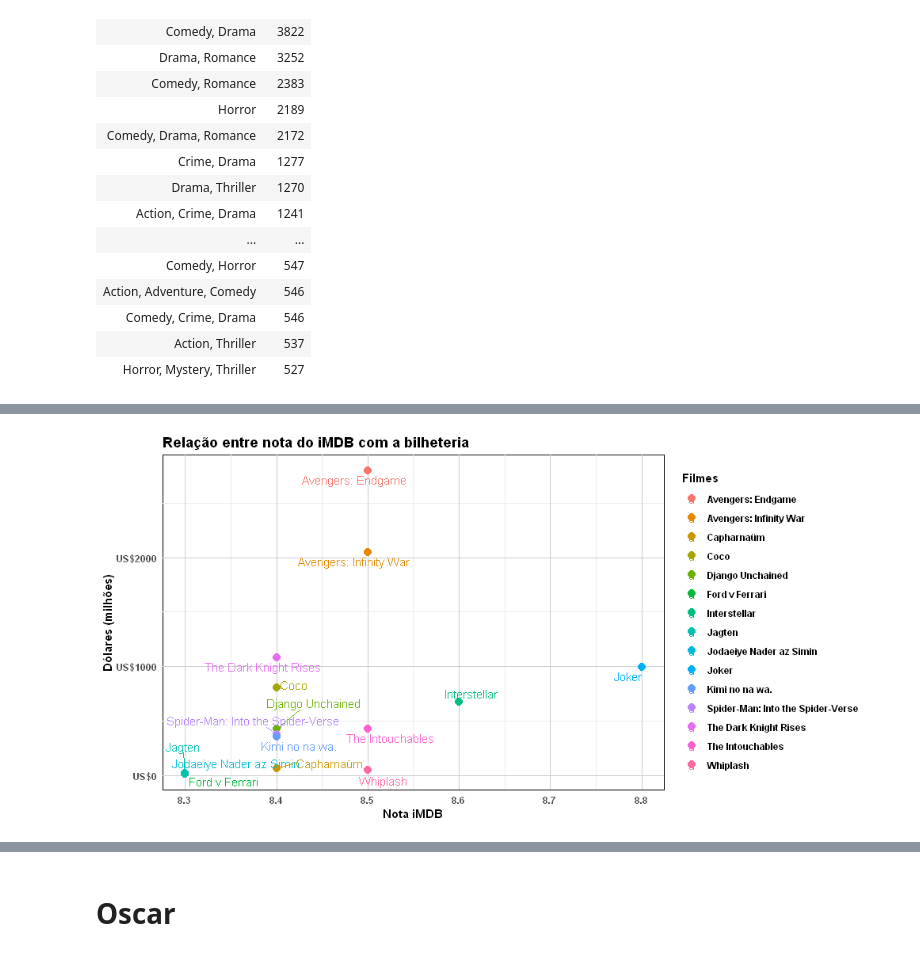
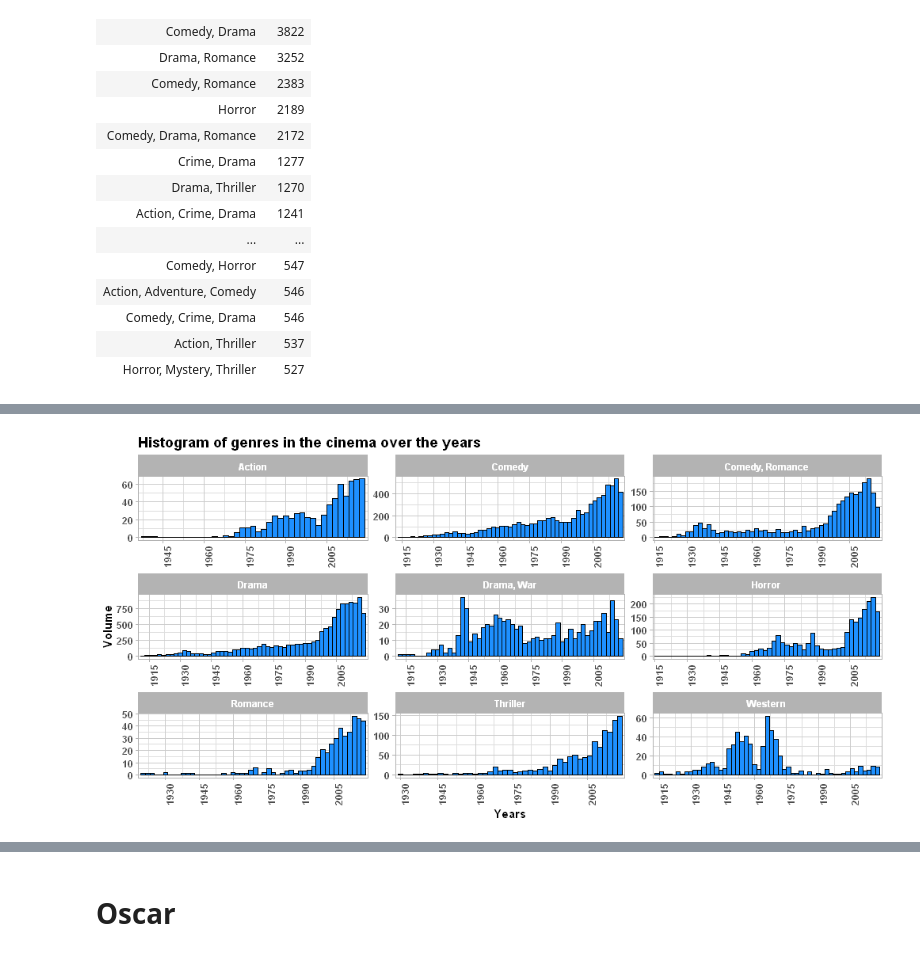
Before and after one commit to BrenoShelby/EDA-iMDB, a Jupyter notebook: imdb.ipynb, the cells around one changed output, grey strips where cells are left out. Saved outputs shown, nothing was run; the diff lists cells and outputs as text; code cells hidden in the pictures.

```diff
--- a/imdb.ipynb
+++ b/imdb.ipynb
@@ -433,21 +186,15 @@ Warning message:
-# %%
-imdb_movies.omit %>%
-        filter(year %in% seq(2011, 2020)) %>%
-        select(title, worlwide_gross_income, avg_vote) %>%
-        top_n(15, wt = avg_vote) %>%
-        ggplot(aes(x = worlwide_gross_income, y = avg_vote, color = title)) +
-        geom_point(size = 3) +
-        geom_text_repel(label = rownames(titles_2011)) +
-        scale_x_continuous(labels = function(x) paste0("US$", round(x/1e6))) +
-        labs(title = 'Relação entre nota do iMDB com a bilheteria',
-            x = 'Dólares (milhões)', y = 'Nota iMDB',
-            color='Filmes') +
-        coord_flip() +
-        theme_minimal() +
-        theme(text = element_text(face = "bold"),
-                panel.grid.major = element_line(colour = "gray80"),
-                axis.title = element_text(size = 11),
-                panel.background = element_rect(fill = "gray100"),
-                legend.position = 'right')
-# %% [output]
-[figure, removed]
+# %%
+principal_genres <- c('Drama', 'Comedy', 'Horror', 'Action',
+                      'Western', 'Thriller', 'Drama, War', 'Romance', 'Comedy, Romance')
+
+imdb_movies %>%
+        filter(genre %in% principal_genres) %>%
+        ggplot(aes(x = year)) +
+        geom_histogram(binwidth = 2, fill = 'dodgerblue', color = 'black') +
+        facet_wrap(~ genre, scale = "free", shrink = TRUE) +
+        scale_x_continuous(breaks = seq(1900, 2015, 15), expand = c(0,1)) +
+        labs(title = "Histogram of genres in the cinema over the years",
+            x = "Years", y = "Volume") +
+        theme_perso_col('angle90')
+# %% [output]
+[figure, added]
```
Also changed, not shown: parts of 59 cells of this notebook.
